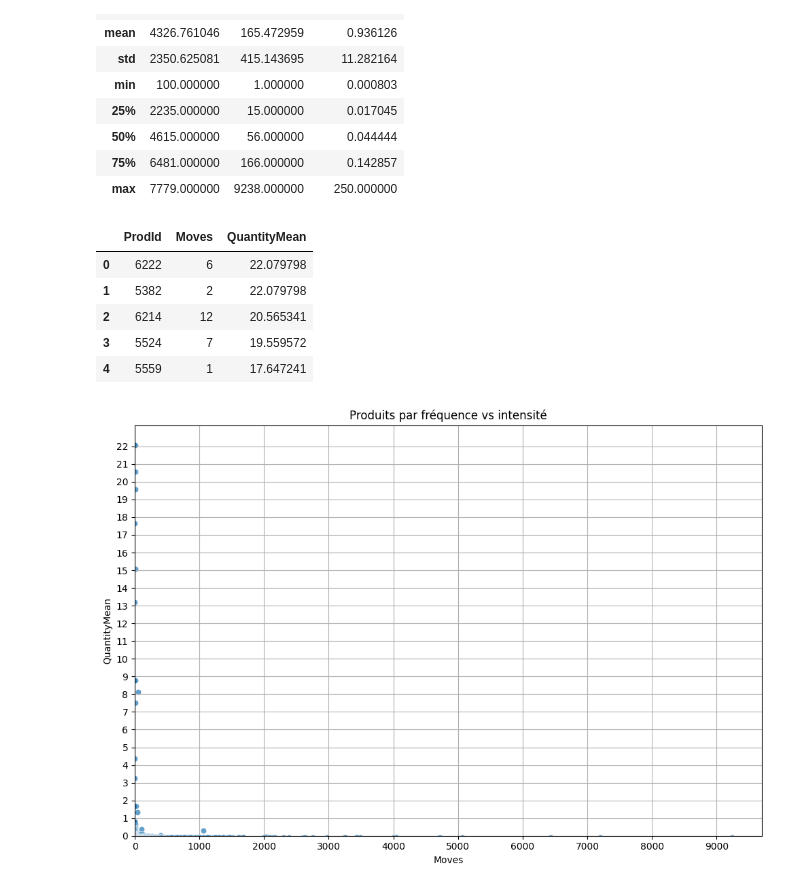
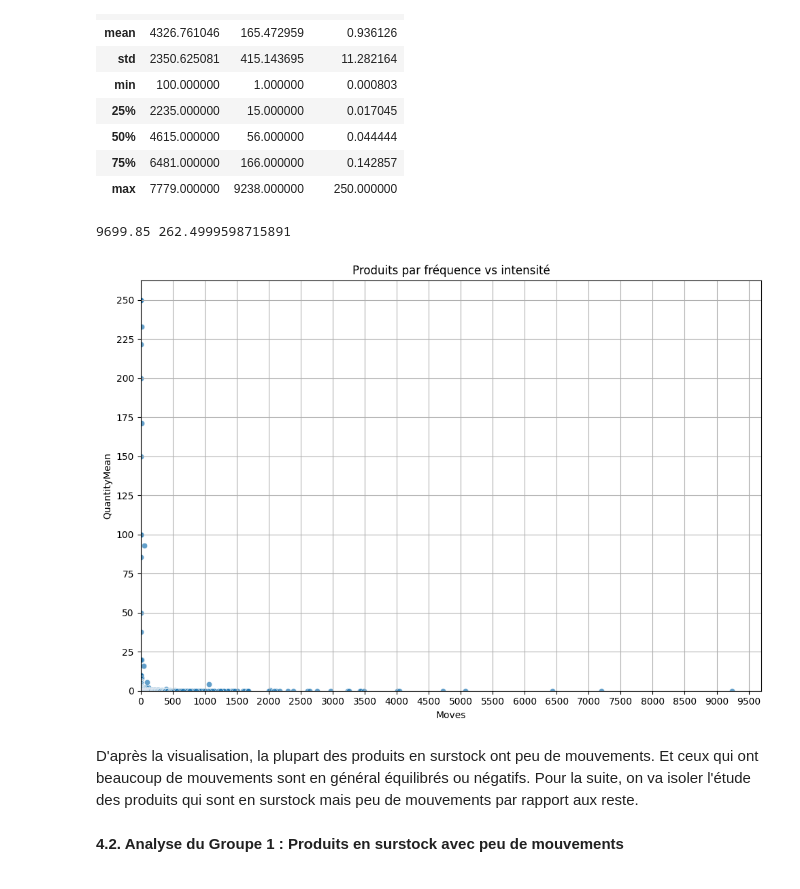
Before and after one commit to Fenokely/projetia_iasm1, a Jupyter notebook: data_process/data_process.ipynb, the cells around one changed output. Saved outputs shown, nothing was run; the diff lists cells and outputs as text; code cells hidden in the pictures.

```diff
--- a/data_process/data_process.ipynb
+++ b/data_process/data_process.ipynb
@@ -205,39 +229,31 @@ s_2.describe()
 | 50% | 4615.000000 | 56.000000 | 0.044444 |
 | 75% | 6481.000000 | 166.000000 | 0.142857 |
 | max | 7779.000000 | 9238.000000 | 250.000000 |
-# %%
-from sklearn.preprocessing import StandardScaler
-# Normaliser les données
-scaler = StandardScaler()
-s_2[['QuantityMean']] = scaler.fit_transform(s_2[['QuantityMean']])
-s_2.head()
-# %% [output]
-|  | ProdId | Moves | QuantityMean |
-| 0 | 6222 | 6 | 22.079798 |
-| 1 | 5382 | 2 | 22.079798 |
-| 2 | 6214 | 12 | 20.565341 |
-| 3 | 5524 | 7 | 19.559572 |
-| 4 | 5559 | 1 | 17.647241 |
 # %%
 plt.figure(figsize=(10, 7))
 ax = sns.scatterplot(
     data=s_2,
     x='Moves',
     y='QuantityMean',
     sizes=(20, 200),
     alpha=0.7
 )
 xmax, ymax = ax.get_xlim(), ax.get_ylim()
-#print(xmax[1], ymax[1])
+print(xmax[1], ymax[1])
 plt.title("Produits par fréquence vs intensité")
 plt.xlabel("Moves")
 plt.ylabel("QuantityMean")
 plt.xlim(0, xmax[1])
 plt.ylim(0, ymax[1])
-plt.xticks(range(0, int(xmax[1]), 1000))
-plt.yticks(range(0, int(ymax[1]), 1))
+plt.xticks(range(0, int(xmax[1]), 500))
+plt.yticks(range(0, int(ymax[1]), 25))
 plt.grid(True)
 plt.tight_layout()
 plt.show()
 # %% [output]
+9699.85 262.4999598715891
-[figure, old version]
+[figure, new version]
+# %% [markdown]
+D'après la visualisation, la plupart des produits en surstock ont peu de mouvements. Et ceux qui ont beaucoup de mouvements sont en général équilibrés ou négatifs. Pour la suite, on va isoler l'étude des produits qui sont en surstock mais peu de mouvements par rapport aux reste.
+# %% [markdown]
+**4.2. Analyse du Groupe 1 : Produits en surstock avec peu de mouvements**
```
Also changed, not shown: parts of 42 cells of this notebook.
